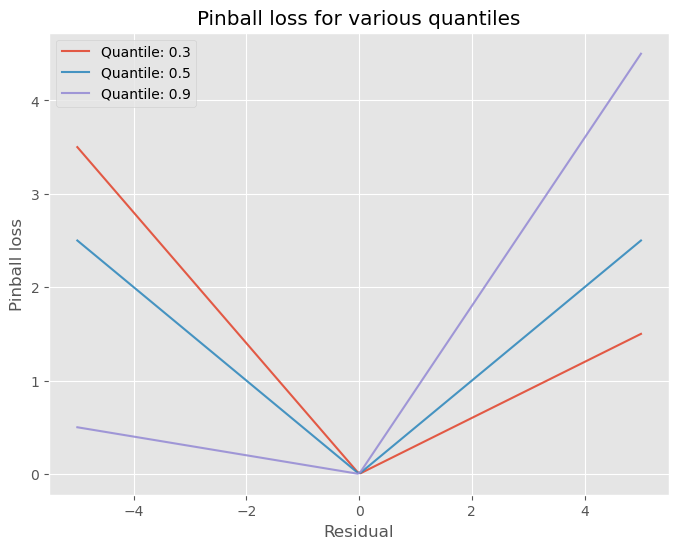
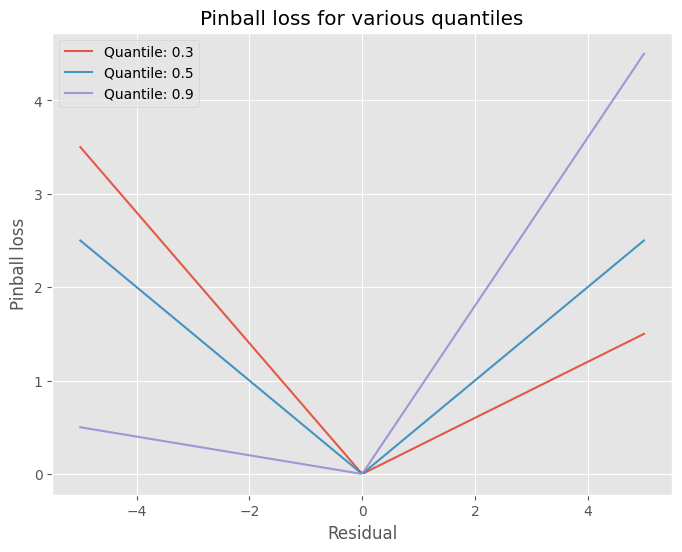
Unified diff of the notebook cell whose output changed from the first chart to the second:
--- before
+++ after
@@ -6,7 +6,7 @@
 for tau in [0.3, 0.5, 0.9]:
     pinball_loss = calculate_pinball_loss(resid=resid, tau=tau)
-    plt.plot(resid, pinball_loss, alpha=0.9, label=f"Quantile: {tau}")
-    plt.legend()
+    plt.plot(resid, pinball_loss, alpha=0.9, label=f"Quantile: {tau}");
+    plt.legend();
     plt.title("Pinball loss for various quantiles")
-    plt.ylabel("Pinball loss")
-    plt.xlabel("Residual")
+    plt.ylabel("Pinball loss");
+    plt.xlabel("Residual");

Commit: fixing double import